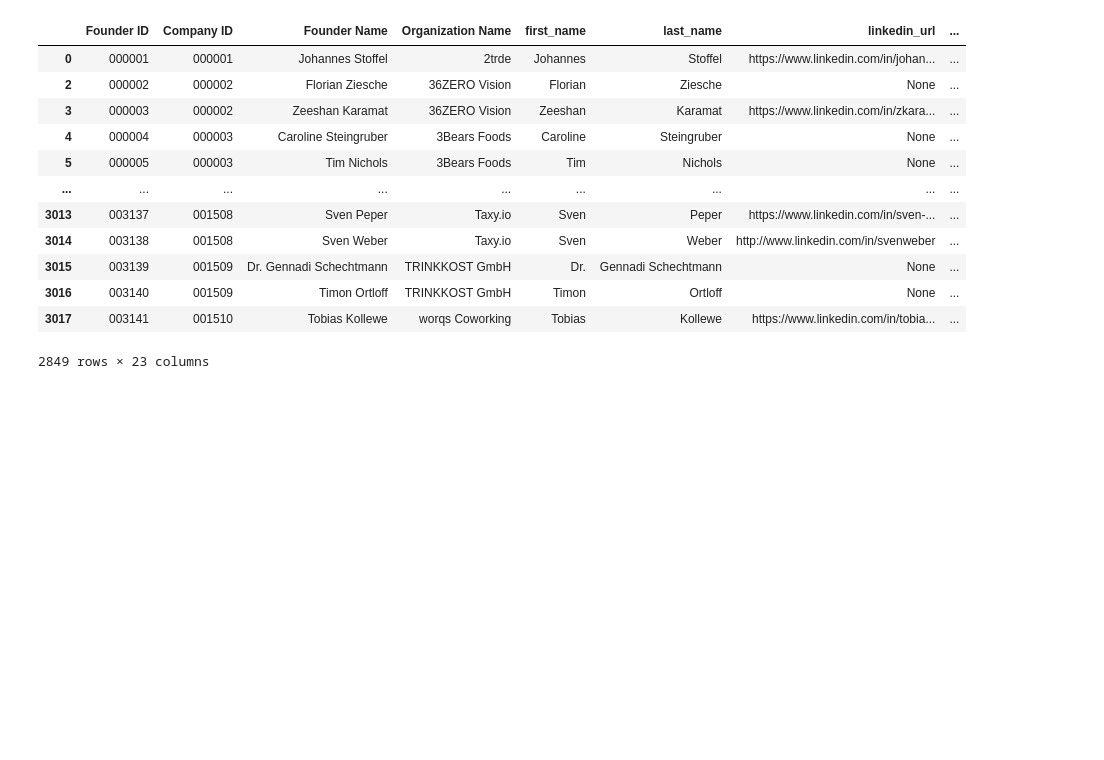
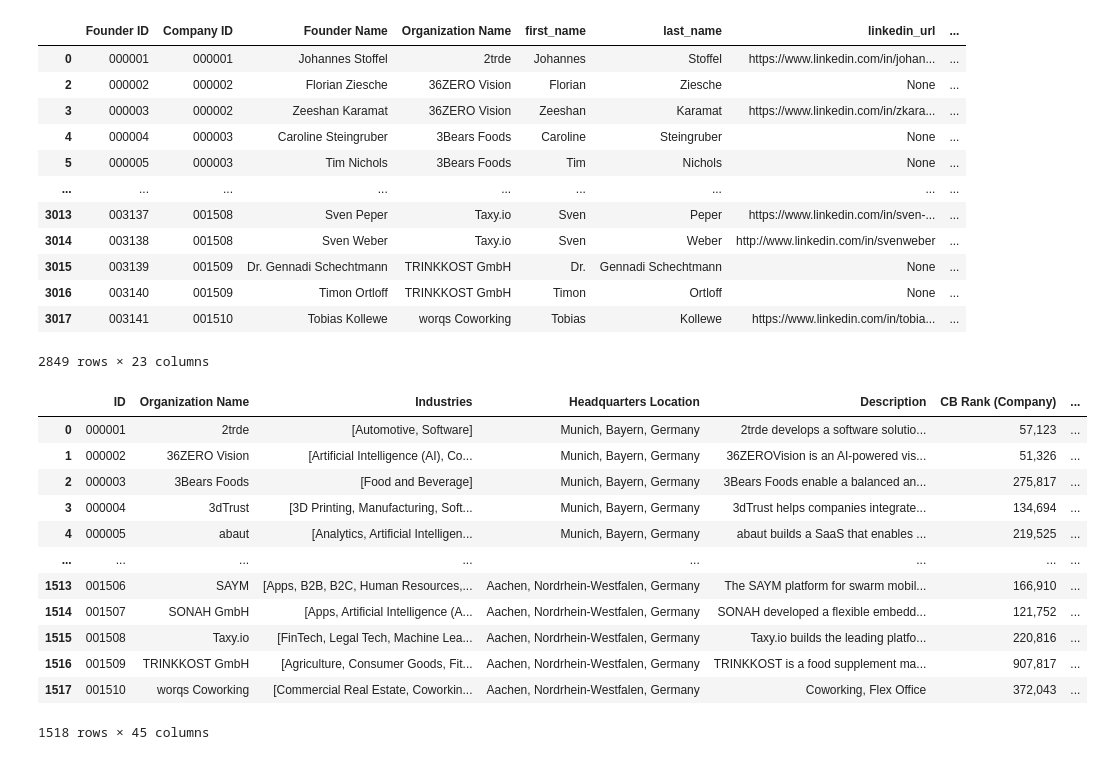
Before and after one commit to JDL05/PredictingVentureSuccess_ADA, a Jupyter notebook: Code/Pre Processing/DataPreprocessing_Pipeline.ipynb, the cells around one changed output. Drawn from its saved outputs; the diff is of its cells as text; code cells hidden in the pictures; blank space fills up the shorter version.

```diff
--- a/Code/Pre Processing/DataPreprocessing_Pipeline.ipynb
+++ b/Code/Pre Processing/DataPreprocessing_Pipeline.ipynb
@@ -217,18 +306,29 @@ founders = process_and_enrich_founders(companies, people, founders_linkedin)
 # %% [markdown]
 ## LinkedIn-Company Data
 # %%
-linkedin_files_path = '../../Datasets/LinkedIn/Companies/*.csv'
+# Define the file path to LinkedIn CSV files using a wildcard to match all .csv files
+linkedin_files_path = '/../../Code/Social Media Webscraping/Results/LinkedIn/*.csv'
 
+# Use glob to get a list of all LinkedIn CSV file paths matching the specified pattern
 linkedin_files = glob(linkedin_files_path)
 
+# Read all LinkedIn company CSV files into a list of data frame
 linkedin_companies = [pd.read_csv(file) for file in linkedin_files]
+
+# Combine all LinkedIn company data frame into a single data frame
 linkedin_companies_combined = pd.concat(linkedin_companies, ignore_index=True)
 
+# Remove leading and trailing whitespace from the 'url' column in the LinkedIn data frame
 linkedin_companies_combined['url'] = linkedin_companies_combined['url'].str.strip()
+
+# Remove leading and trailing whitespace from the 'LinkedIn' column in the companies data frame
 companies['LinkedIn'] = companies['LinkedIn'].str.strip()
 
+# Drop unnecessary columns from the LinkedIn companies data frame
 linkedin_companies_combined = linkedin_companies_combined.drop(columns=['company_id', 'error'], errors='ignore')
 
+# Merge the companies data frame with the LinkedIn companies data frame
+# Match rows based on the 'LinkedIn' column in companies and the 'url' column in LinkedIn companies
 companies = companies.merge(
     linkedin_companies_combined,
     left_on='LinkedIn',
@@ -237,4 +337,5 @@ companies = companies.merge(
     suffixes=('', '_LinkedIn')
 )
 
+# This column is redundant since it was used as the join key
 companies = companies.drop(columns=['url'], errors='ignore')
@@ -241,2 +344,32 @@ companies = companies.drop(columns=['url'], errors='ignore')
+# %%
+# Define the file path to Twitter CSV files using a wildcard to match all .csv files
+twitter_files_path = '/../../Code/Social Media Webscraping/Results/Twitter/*.csv'
+
+twitter_files = glob(twitter_files_path)
+
+# Read each Twitter company CSV file into a list of data frames and combine it to one data frame
+twitter_companies = [pd.read_csv(file) for file in twitter_files]
+
+twitter_companies_combined = pd.concat(twitter_companies, ignore_index=True)
+
+# Remove leading and trailing whitespace from the 'url' column in the Twitter data frame
+twitter_companies_combined['url'] = twitter_companies_combined['url'].str.strip()
+
+# Remove leading and trailing whitespace from the 'Twitter' column in the companies DataFrame
+companies['Twitter'] = companies['Twitter'].str.strip()
+
+# Drop unnecessary columns from the Twitter companies DataFrame
+twitter_companies_combined = twitter_companies_combined.drop(columns=['company_id', 'error'], errors='ignore')
+
+# Merge the companies DataFrame with the Twitter companies data frame
+companies = companies.merge(
+    twitter_companies_combined,
+    left_on='Twitter',
+    right_on='url',
+    how='left',
+    suffixes=('', '_Twitter')
+)
+
+companies.drop(columns=['url'], inplace=True, errors='ignore')
 # %% [markdown]
 ## Validation
@@ -274,6 +391,19 @@ founders
 2849 rows × 23 columns
 # %%
 companies
-companies.to_csv("companies.csv", index=False)
+# %% [output]
+|  | ID | Organization Name | Industries | Headquarters Location | Description | CB Rank (Company) | ... |
+| 0 | 000001 | 2trde | [Automotive, Software] | Munich, Bayern, Germany | 2trde develops a software solutio... | 57,123 | ... |
+| 1 | 000002 | 36ZERO Vision | [Artificial Intelligence (AI), Co... | Munich, Bayern, Germany | 36ZEROVision is an AI-powered vis... | 51,326 | ... |
+| 2 | 000003 | 3Bears Foods | [Food and Beverage] | Munich, Bayern, Germany | 3Bears Foods enable a balanced an... | 275,817 | ... |
+| 3 | 000004 | 3dTrust | [3D Printing, Manufacturing, Soft... | Munich, Bayern, Germany | 3dTrust helps companies integrate... | 134,694 | ... |
+| 4 | 000005 | abaut | [Analytics, Artificial Intelligen... | Munich, Bayern, Germany | abaut builds a SaaS that enables ... | 219,525 | ... |
+| ... | ... | ... | ... | ... | ... | ... | ... |
+| 1513 | 001506 | SAYM | [Apps, B2B, B2C, Human Resources,... | Aachen, Nordrhein-Westfalen, Germany | The SAYM platform for swarm mobil... | 166,910 | ... |
+| 1514 | 001507 | SONAH GmbH | [Apps, Artificial Intelligence (A... | Aachen, Nordrhein-Westfalen, Germany | SONAH developed a flexible embedd... | 121,752 | ... |
+| 1515 | 001508 | Taxy.io | [FinTech, Legal Tech, Machine Lea... | Aachen, Nordrhein-Westfalen, Germany | Taxy.io builds the leading platfo... | 220,816 | ... |
+| 1516 | 001509 | TRINKKOST GmbH | [Agriculture, Consumer Goods, Fit... | Aachen, Nordrhein-Westfalen, Germany | TRINKKOST is a food supplement ma... | 907,817 | ... |
+| 1517 | 001510 | worqs Coworking | [Commercial Real Estate, Coworkin... | Aachen, Nordrhein-Westfalen, Germany | Coworking, Flex Office | 372,043 | ... |
+1518 rows × 45 columns
 # %%
 funding
```
Also changed, not shown: parts of 15 cells of this notebook.
